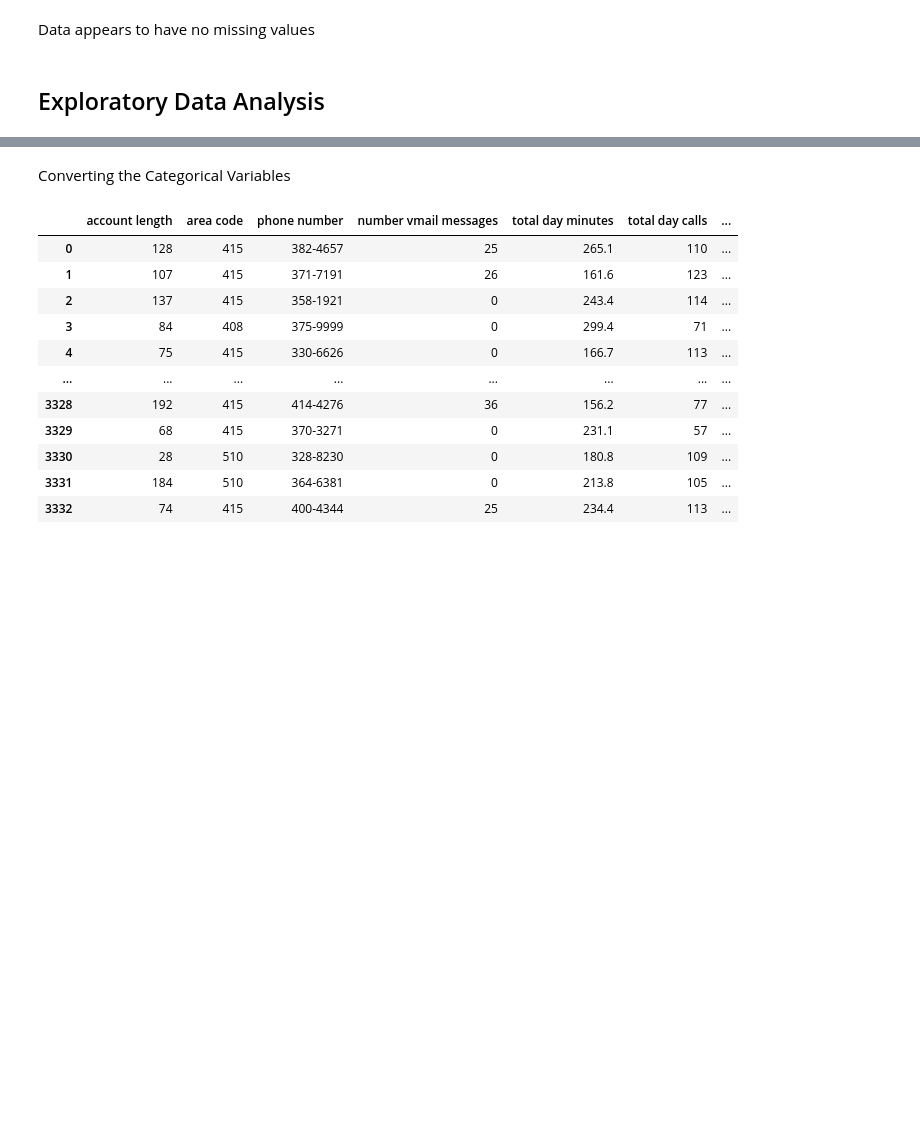
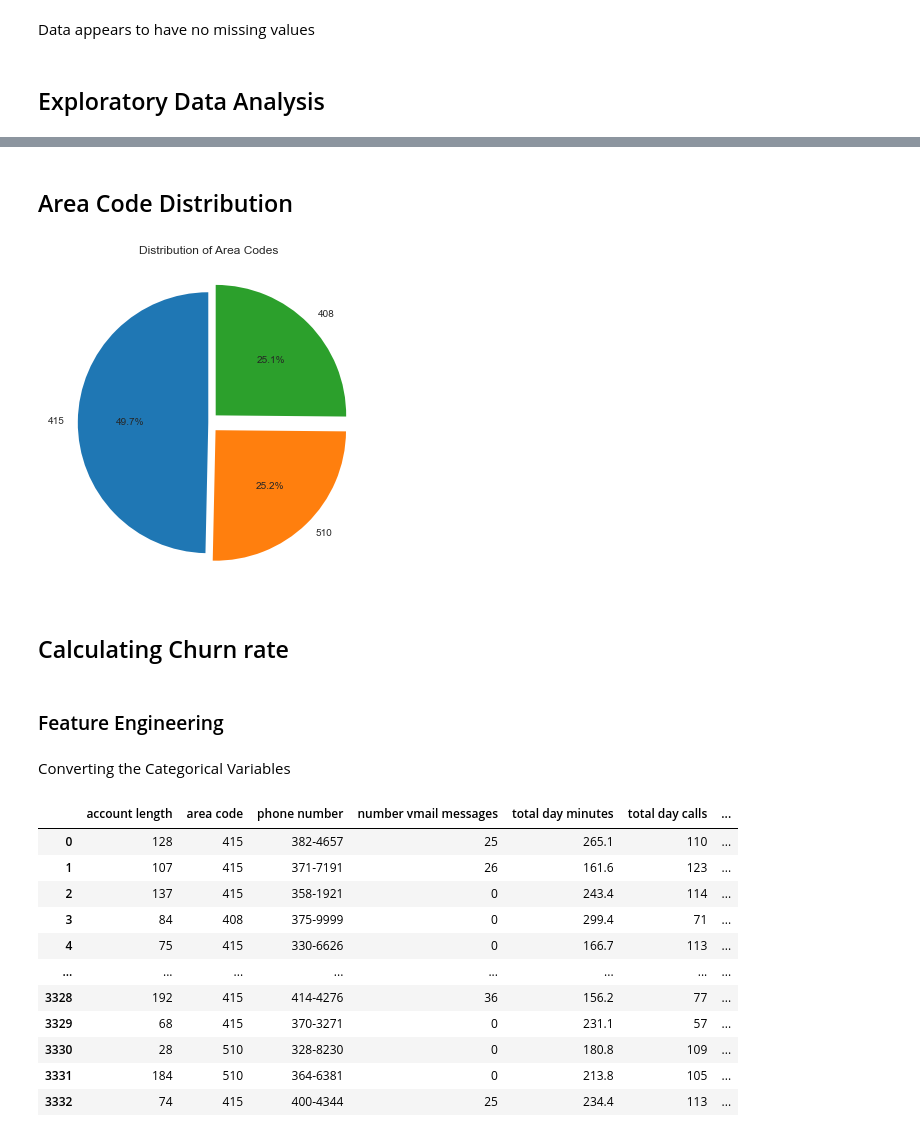
Before and after one commit to MAZSUSA/SYRIATEL-CUSTOMER-CHURN-ANALYSIS, a Jupyter notebook: index.ipynb, the cells around one changed output, grey strips where cells are left out. Cells and saved outputs as stored; diff of their text form; code cells hidden in the pictures; blank space fills up the shorter version.

```diff
--- a/index.ipynb
+++ b/index.ipynb
@@ -156,3 +230,20 @@ Data appears to have no missing values
+# %% [markdown]
+## Area Code Distribution
+# %%
+# Update your code to reflect the exact column name
+area_code_counts = df['area code'].value_counts()
+
+# Plot a pie chart
+plt.figure(figsize=(6, 6))
+plt.pie(area_code_counts, labels=area_code_counts.index, autopct='%1.1f%%', startangle=90, explode=(0, 0.08, 0.08))
+plt.title('Distribution of Area Codes')
+plt.show()
+# %% [output]
+[figure, added]
+# %% [markdown]
+## Calculating Churn rate
+# %% [markdown]
+### Feature Engineering
 # %% [markdown]
 Converting the Categorical Variables
 # %%
```
Also changed, not shown: parts of 19 cells of this notebook.
